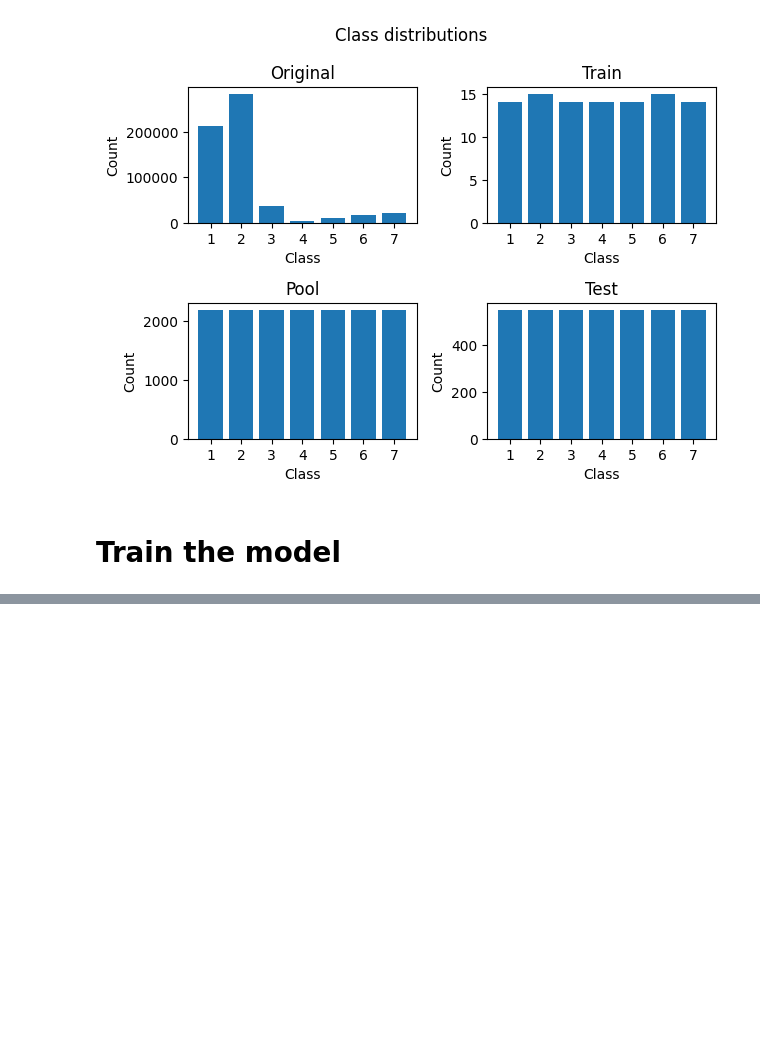
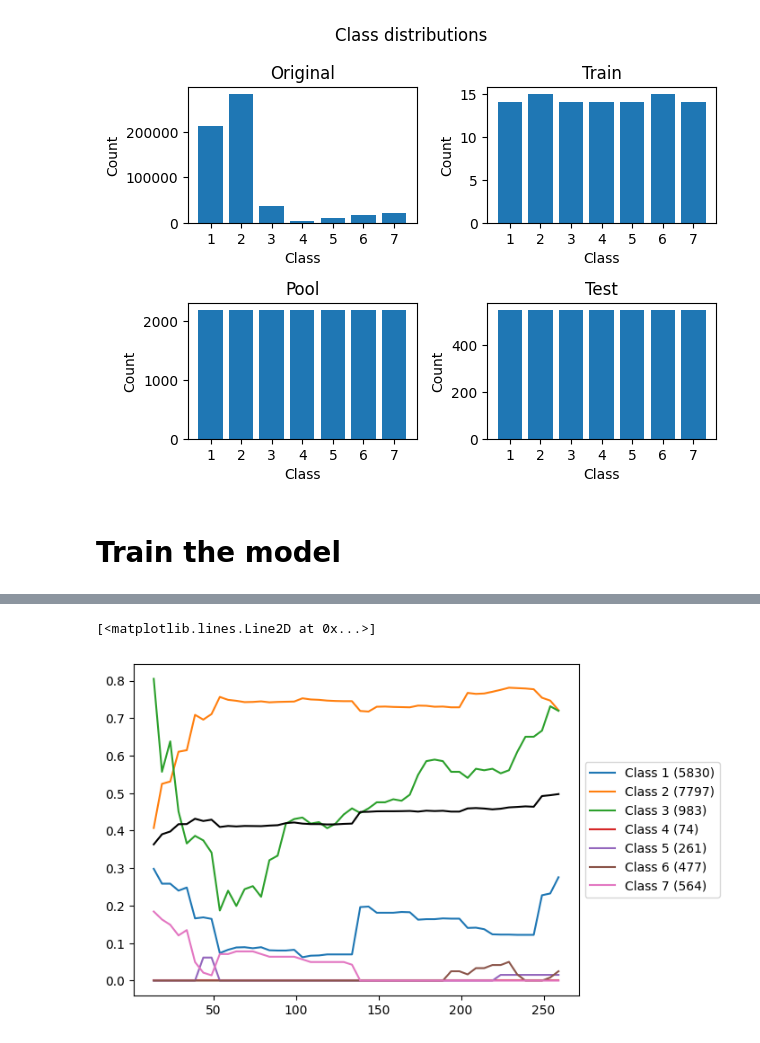
Before and after one commit to JulieTTNguyen/ActiveML_miniproject, a Jupyter notebook: data_analysis.ipynb, the cells around one changed output, grey strips where cells are left out. Saved outputs shown, nothing was run; the diff lists cells and outputs as text; code cells hidden in the pictures; blank space fills up the shorter version.

```diff
--- a/data_analysis.ipynb
+++ b/data_analysis.ipynb
@@ -79,0 +80,28 @@ plt.plot([x[0] for x in test_acc], [x[1] for x in test_acc], color = "k")
+# %%
+data,explained_var = prepare_data(
+    cov_type,
+    n_init=14,
+    n_points=20000,   # optional (set None to use full dataset)
+    seed=42,
+    even_distribution=False
+)
+
+model = LogisticRegression(solver='lbfgs', max_iter=400)
+
+#test_acc_random = train_iteratively(data, model, "random", 20, 5)
+test_acc, test_acc_byclass = train_iteratively(data, model, "entropy",addn=5,iterations=50)
+# %%
+class_names = sorted(set(cov_type['target']))
+class_counts = []
+for i in range(1,8):
+    class_counts.append(sum(data['pool']['y']==i))
+
+class_legends = [f"Class {class_names[i]} ({class_counts[i]})" for i in range(7)]
+# %%
+for clas in range(7):
+    plt.plot([x[0] for x in test_acc_byclass[clas]], [x[1] for x in test_acc_byclass[clas]],label=class_legends[clas])
+plt.legend(loc="center left", bbox_to_anchor=(1, 0.5))
+plt.plot([x[0] for x in test_acc], [x[1] for x in test_acc], color = "k")
+# %% [output]
+[<matplotlib.lines.Line2D at 0x...>]
+[figure, added]
```
Also changed, not shown: parts of 2 cells of this notebook.
